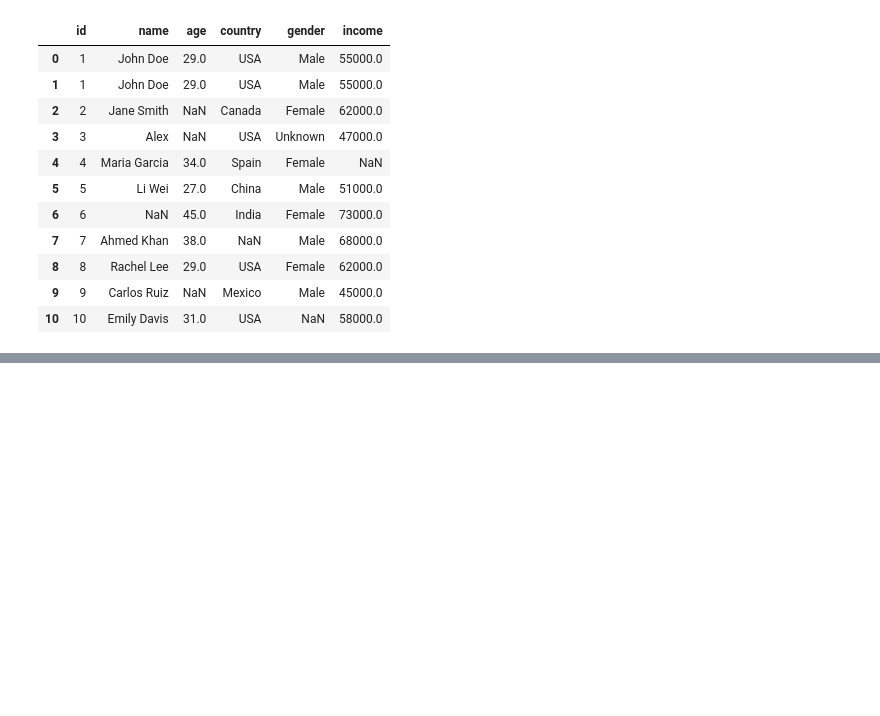
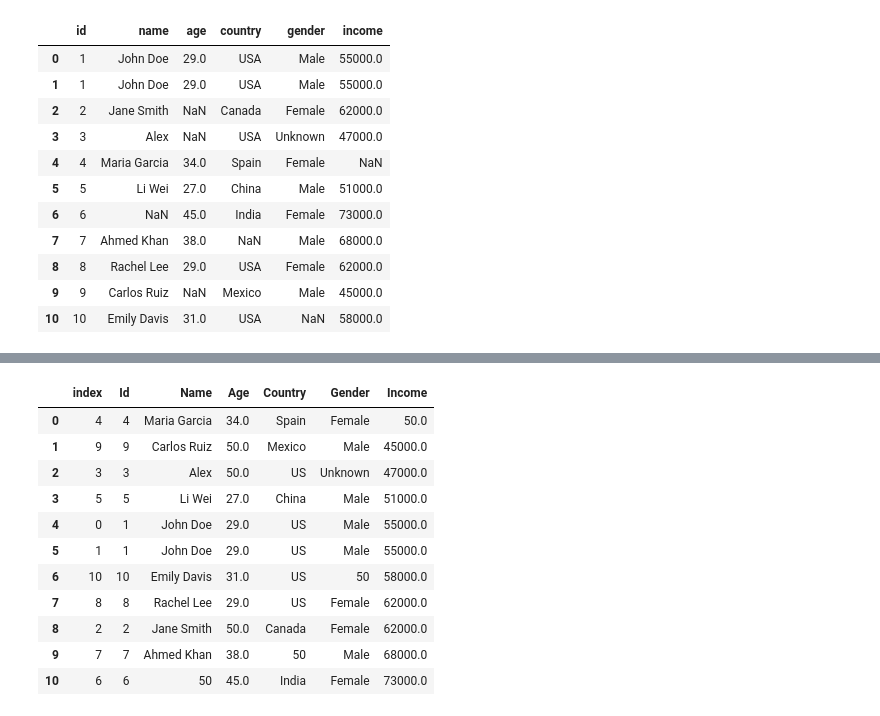
Before and after one commit to poojapalaksha/Pandas, a Jupyter notebook: Pandas_tutorial.ipynb, the cells around one changed output, grey strips where cells are left out. Drawn from its saved outputs; the diff is of its cells as text; code cells hidden in the pictures; blank space fills up the shorter version.

```diff
--- a/Pandas_tutorial.ipynb
+++ b/Pandas_tutorial.ipynb
@@ -1025,0 +1056,3 @@ df2
+# %%
+#rename
+df2.columns=["Id","Name","Age","Country","Gender","Income"]
@@ -1025,0 +1137,5 @@ df2
+# %%
+df2=df2.fillna(50)
+sorted_df=df2.sort_values(["Income","Age"]) #sorting based on 2 columns
+#(in this case sorting done by first parameter income but if income is same then sorting is done by age bases
+sorted_df
@@ -1025,0 +1172,17 @@ df2
+# %%
+#reset
+
+sorted_df.reset_index()  #pandas retain its original index values with new column name index
+# %% [output]
+|  | index | Id | Name | Age | Country | Gender | Income |
+| 0 | 4 | 4 | Maria Garcia | 34.0 | Spain | Female | 50.0 |
+| 1 | 9 | 9 | Carlos Ruiz | 50.0 | Mexico | Male | 45000.0 |
+| 2 | 3 | 3 | Alex | 50.0 | US | Unknown | 47000.0 |
+| 3 | 5 | 5 | Li Wei | 27.0 | China | Male | 51000.0 |
+| 4 | 0 | 1 | John Doe | 29.0 | US | Male | 55000.0 |
+| 5 | 1 | 1 | John Doe | 29.0 | US | Male | 55000.0 |
+| 6 | 10 | 10 | Emily Davis | 31.0 | US | 50 | 58000.0 |
+| 7 | 8 | 8 | Rachel Lee | 29.0 | US | Female | 62000.0 |
+| 8 | 2 | 2 | Jane Smith | 50.0 | Canada | Female | 62000.0 |
+| 9 | 7 | 7 | Ahmed Khan | 38.0 | 50 | Male | 68000.0 |
+| 10 | 6 | 6 | 50 | 45.0 | India | Female | 73000.0 |
```
Also changed, not shown: parts of 31 cells of this notebook.
